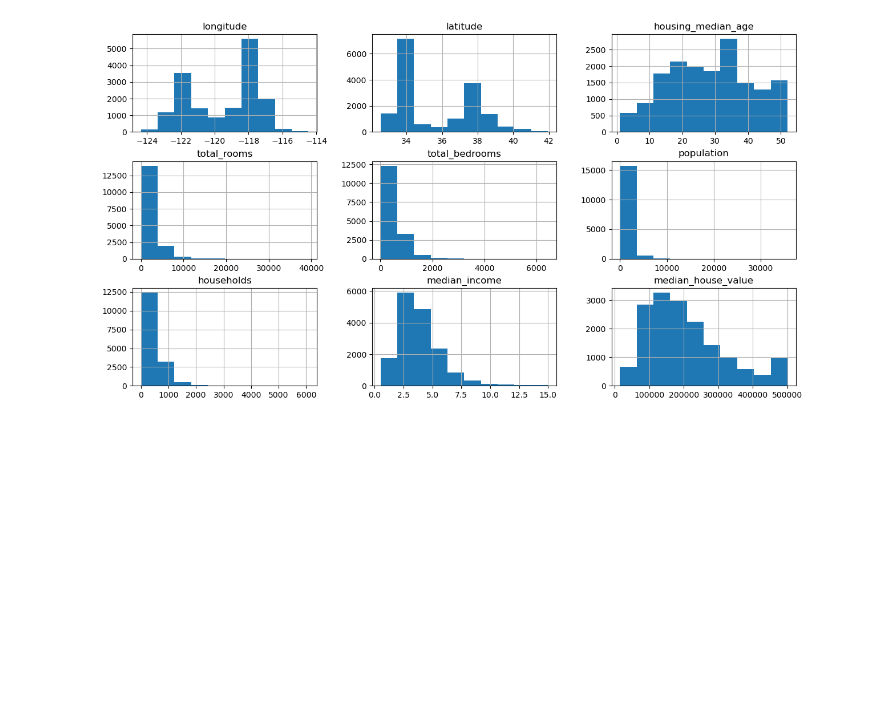
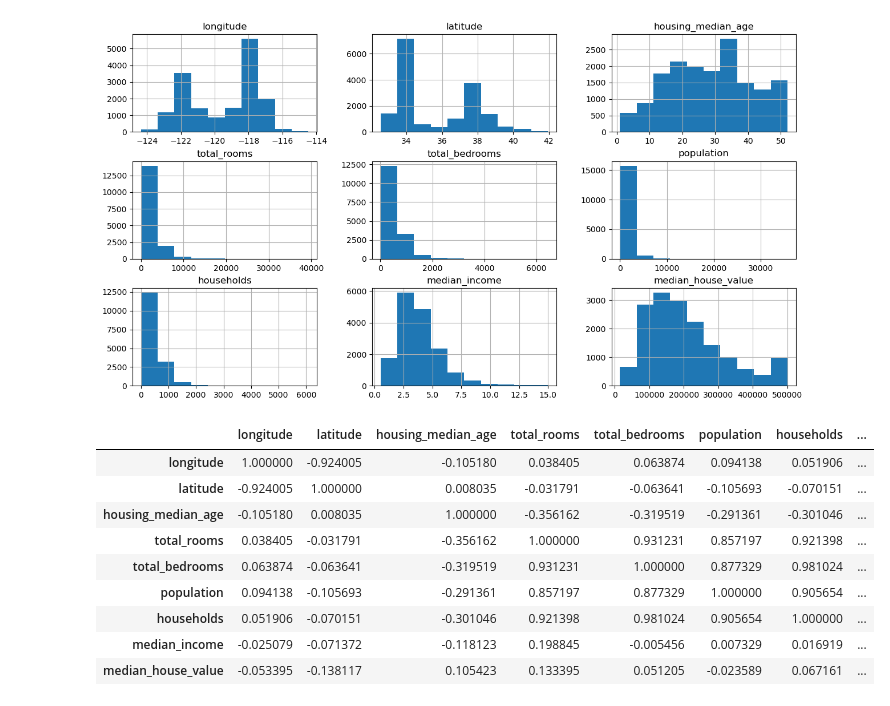
Before and after one commit to Shubham91999/House_Price_Prediction, a Jupyter notebook: Untitled-1.ipynb, the cells around one changed output. Cells and saved outputs as stored; diff of their text form; code cells hidden in the pictures; blank space fills up the shorter version.

```diff
--- a/Untitled-1.ipynb
+++ b/Untitled-1.ipynb
@@ -146,3 +146,16 @@ train_data.hist(figsize=(15,8))
 plt.show()
 # %% [output]
 [figure]
+# %%
+train_data.drop(['ocean_proximity'], axis=1).corr()
+# %% [output]
+|  | longitude | latitude | housing_median_age | total_rooms | total_bedrooms | population | households | ... |
+| longitude | 1.000000 | -0.924005 | -0.105180 | 0.038405 | 0.063874 | 0.094138 | 0.051906 | ... |
+| latitude | -0.924005 | 1.000000 | 0.008035 | -0.031791 | -0.063641 | -0.105693 | -0.070151 | ... |
+| housing_median_age | -0.105180 | 0.008035 | 1.000000 | -0.356162 | -0.319519 | -0.291361 | -0.301046 | ... |
+| total_rooms | 0.038405 | -0.031791 | -0.356162 | 1.000000 | 0.931231 | 0.857197 | 0.921398 | ... |
+| total_bedrooms | 0.063874 | -0.063641 | -0.319519 | 0.931231 | 1.000000 | 0.877329 | 0.981024 | ... |
+| population | 0.094138 | -0.105693 | -0.291361 | 0.857197 | 0.877329 | 1.000000 | 0.905654 | ... |
+| households | 0.051906 | -0.070151 | -0.301046 | 0.921398 | 0.981024 | 0.905654 | 1.000000 | ... |
+| median_income | -0.025079 | -0.071372 | -0.118123 | 0.198845 | -0.005456 | 0.007329 | 0.016919 | ... |
+| median_house_value | -0.053395 | -0.138117 | 0.105423 | 0.133395 | 0.051205 | -0.023589 | 0.067161 | ... |
```
Also changed, not shown: parts of 2 cells of this notebook.
